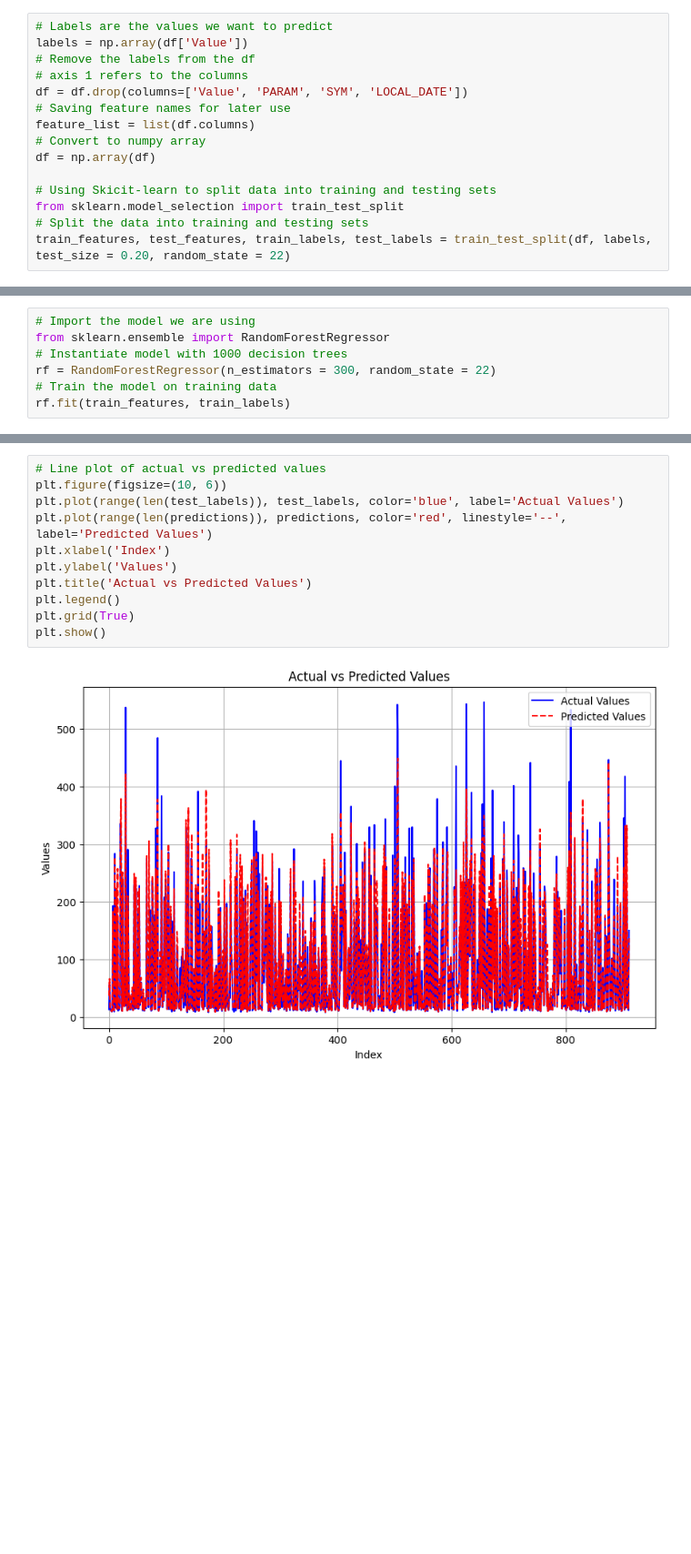
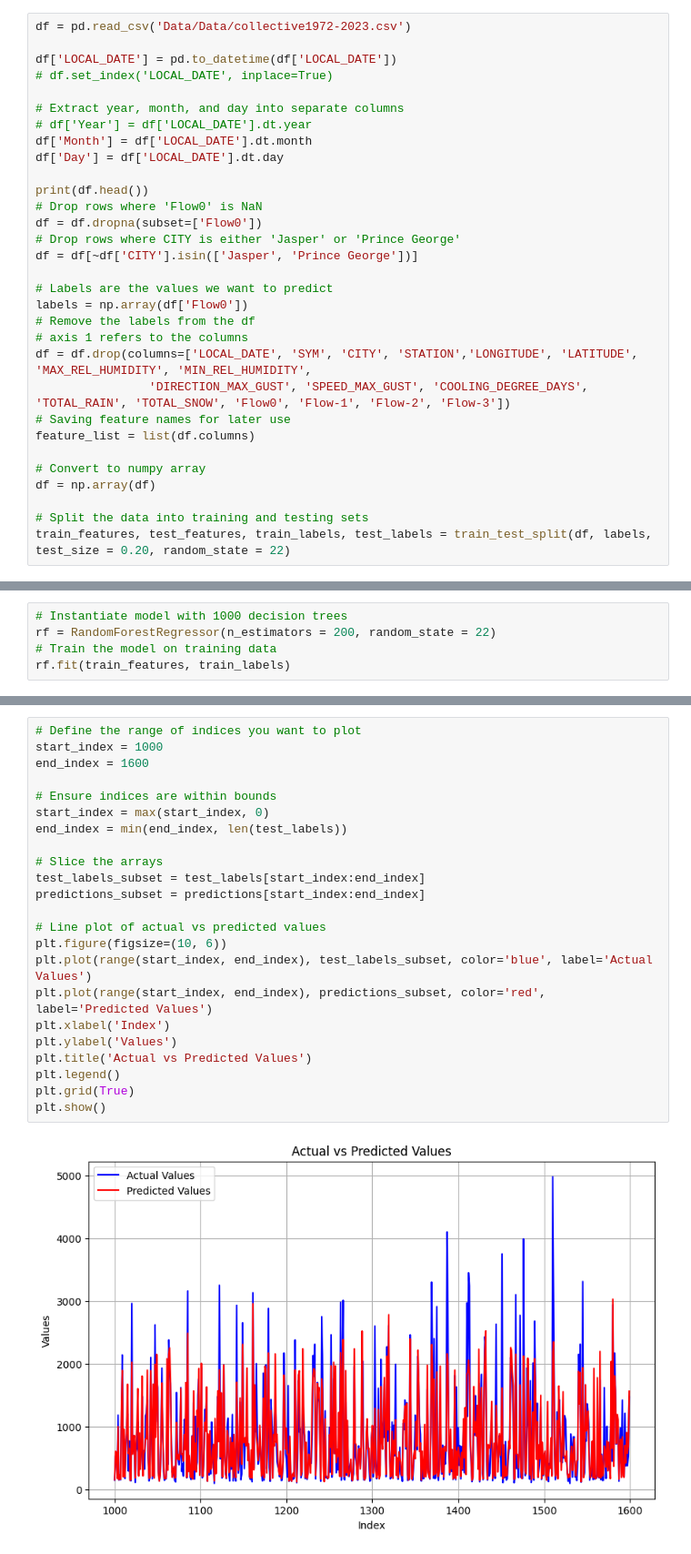
Before and after one commit to Abdullah-Usmani/flood-research1, a Jupyter notebook: Implement.ipynb, the cells around one changed output, grey strips where cells are left out. Shown at 91% size. Cells and saved outputs as stored; diff of their text form; blank space fills up the shorter version.

```diff
--- a/Implement.ipynb
+++ b/Implement.ipynb
@@ -67,15 +32,31 @@ print(df.head())
 # %%
+df = pd.read_csv('Data/Data/collective1972-2023.csv')
+
+df['LOCAL_DATE'] = pd.to_datetime(df['LOCAL_DATE'])
+# df.set_index('LOCAL_DATE', inplace=True)
+
+# Extract year, month, and day into separate columns
+# df['Year'] = df['LOCAL_DATE'].dt.year
+df['Month'] = df['LOCAL_DATE'].dt.month
+df['Day'] = df['LOCAL_DATE'].dt.day
+
+print(df.head())
+# Drop rows where 'Flow0' is NaN
+df = df.dropna(subset=['Flow0'])
+# Drop rows where CITY is either 'Jasper' or 'Prince George'
+df = df[~df['CITY'].isin(['Jasper', 'Prince George'])]
+
 # Labels are the values we want to predict
-labels = np.array(df['Value'])
+labels = np.array(df['Flow0'])
 # Remove the labels from the df
 # axis 1 refers to the columns
-df = df.drop(columns=['Value', 'PARAM', 'SYM', 'LOCAL_DATE'])
+df = df.drop(columns=['LOCAL_DATE', 'SYM', 'CITY', 'STATION','LONGITUDE', 'LATITUDE', 'MAX_REL_HUMIDITY', 'MIN_REL_HUMIDITY',
+                'DIRECTION_MAX_GUST', 'SPEED_MAX_GUST', 'COOLING_DEGREE_DAYS', 'TOTAL_RAIN', 'TOTAL_SNOW', 'Flow0', 'Flow-1', 'Flow-2', 'Flow-3'])
 # Saving feature names for later use
 feature_list = list(df.columns)
+
 # Convert to numpy array
 df = np.array(df)
 
-# Using Skicit-learn to split data into training and testing sets
-from sklearn.model_selection import train_test_split
 # Split the data into training and testing sets
 train_features, test_features, train_labels, test_labels = train_test_split(df, labels, test_size = 0.20, random_state = 22)
@@ -99,8 +98,6 @@ Average baseline error:  86.49
 # %%
-# Import the model we are using
-from sklearn.ensemble import RandomForestRegressor
 # Instantiate model with 1000 decision trees
-rf = RandomForestRegressor(n_estimators = 300, random_state = 22)
+rf = RandomForestRegressor(n_estimators = 200, random_state = 22)
 # Train the model on training data
 rf.fit(train_features, train_labels)
 # %% [output]
@@ -174,13 +184,25 @@ plt.show()
 # %%
+# Define the range of indices you want to plot
+start_index = 1000
+end_index = 1600
+
+# Ensure indices are within bounds
+start_index = max(start_index, 0)
+end_index = min(end_index, len(test_labels))
+
+# Slice the arrays
+test_labels_subset = test_labels[start_index:end_index]
+predictions_subset = predictions[start_index:end_index]
+
 # Line plot of actual vs predicted values
 plt.figure(figsize=(10, 6))
-plt.plot(range(len(test_labels)), test_labels, color='blue', label='Actual Values')
-plt.plot(range(len(predictions)), predictions, color='red', linestyle='--', label='Predicted Values')
+plt.plot(range(start_index, end_index), test_labels_subset, color='blue', label='Actual Values')
+plt.plot(range(start_index, end_index), predictions_subset, color='red', label='Predicted Values')
 plt.xlabel('Index')
 plt.ylabel('Values')
 plt.title('Actual vs Predicted Values')
 plt.legend()
 plt.grid(True)
 plt.show()
 # %% [output]
-[figure, old version]
+[figure, new version]
```
Also changed, not shown: parts of 22 cells of this notebook, 17 other files.
